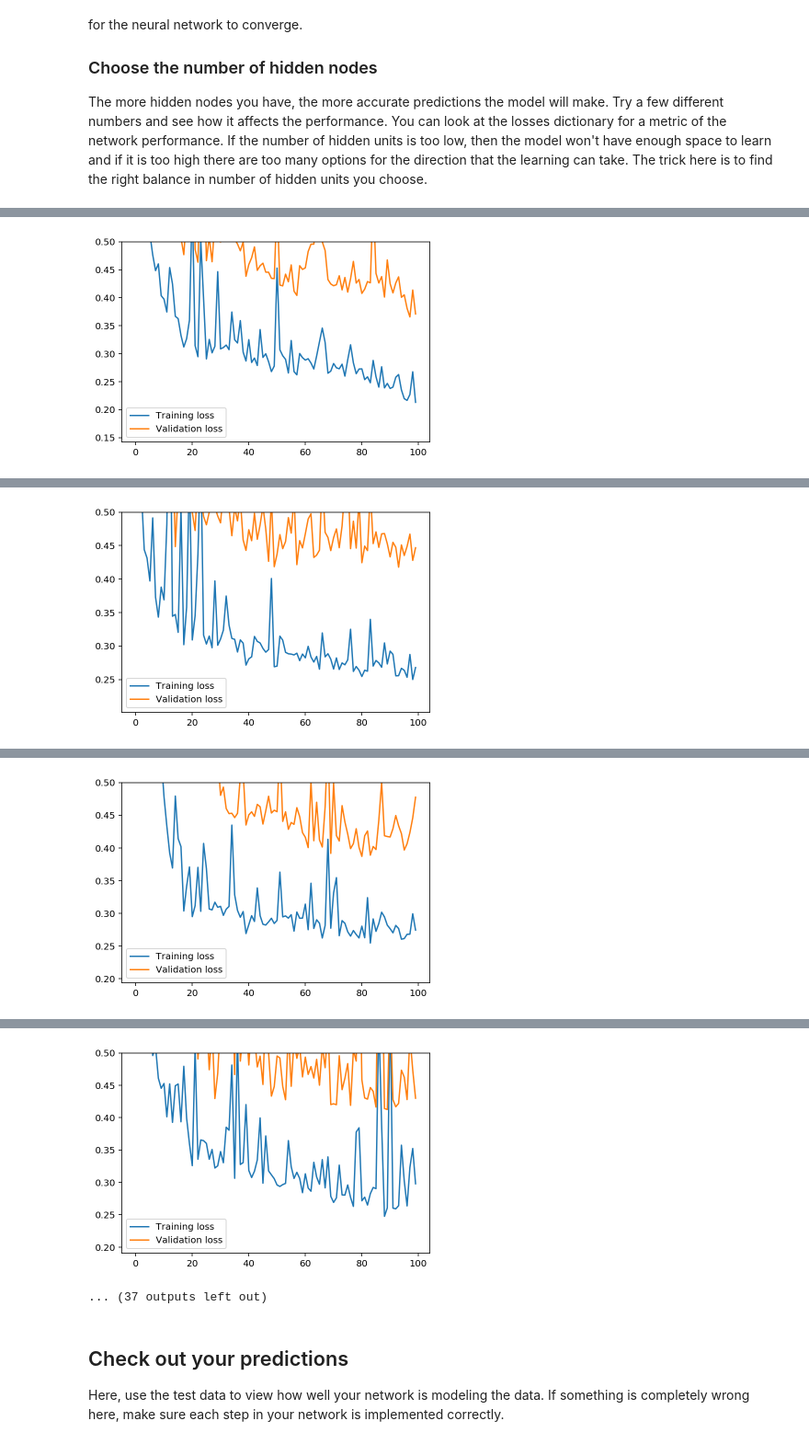
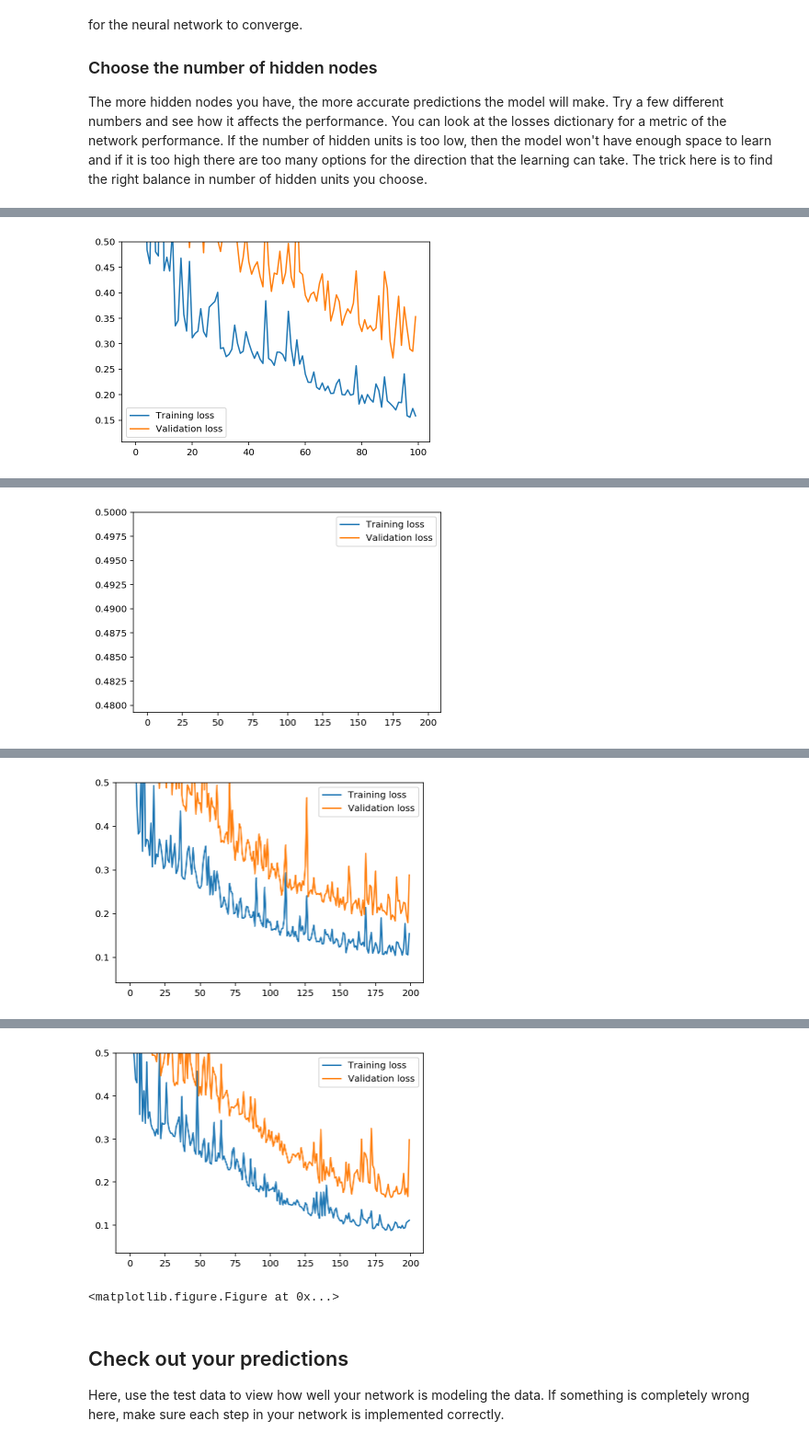
Before and after one commit to mlunacant/udacitydeeplearning, a Jupyter notebook: practice1/dlnd-your-first-neural-network.ipynb, the cells around one changed output, grey strips where cells are left out. Shown at 92% size. Saved outputs shown, nothing was run; the diff lists cells and outputs as text; code cells hidden in the pictures.

```diff
--- a/practice1/dlnd-your-first-neural-network.ipynb
+++ b/practice1/dlnd-your-first-neural-network.ipynb
@@ -251,9 +251,9 @@ plt.ylim(ymax=2)
 import sys
 
 ### Set the hyperparameters here ###
-epochs = [100,200,300]
-learning_rate = [0.1,0.2]
-hidden_nodes = [2,3,5,10]
+epochs = [100,200]
+learning_rate = [0.1]
+hidden_nodes = [1,8,20]
 output_nodes = 1
 
 best_val_loss=10000
@@ -313 +313 @@ Training loss: 0.212 ... Validation loss: 0.370
-[figure, old version]
+[figure, new version]
@@ -316 +316 @@ Training loss: 0.267 ... Validation loss: 0.446
-[figure, old version]
+[figure, new version]
@@ -319 +319 @@ Training loss: 0.274 ... Validation loss: 0.477
-[figure, old version]
+[figure, new version]
@@ -322,5 +322,5 @@ Training loss: 0.297 ... Validation loss: 0.430
-[figure, old version]
+[figure, new version]
-... (37 outputs left out)
+<matplotlib.figure.Figure at 0x...>
 # %% [markdown]
 ## Check out your predictions
 
```
Also changed, not shown: parts of 5 cells of this notebook, 2 other files.
